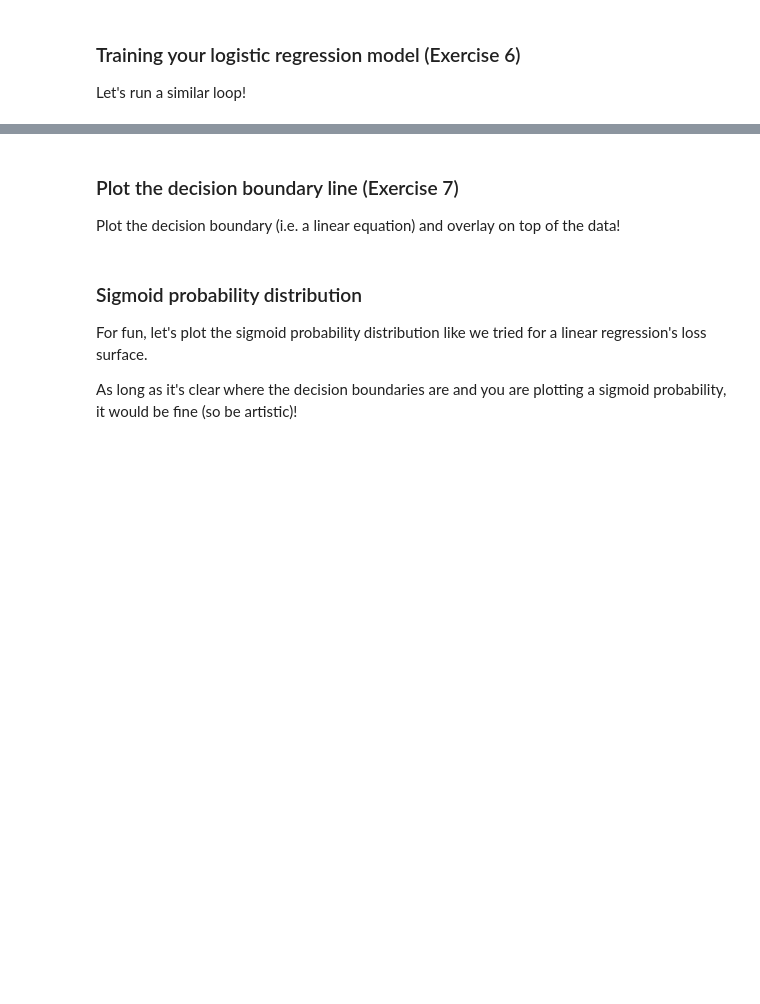
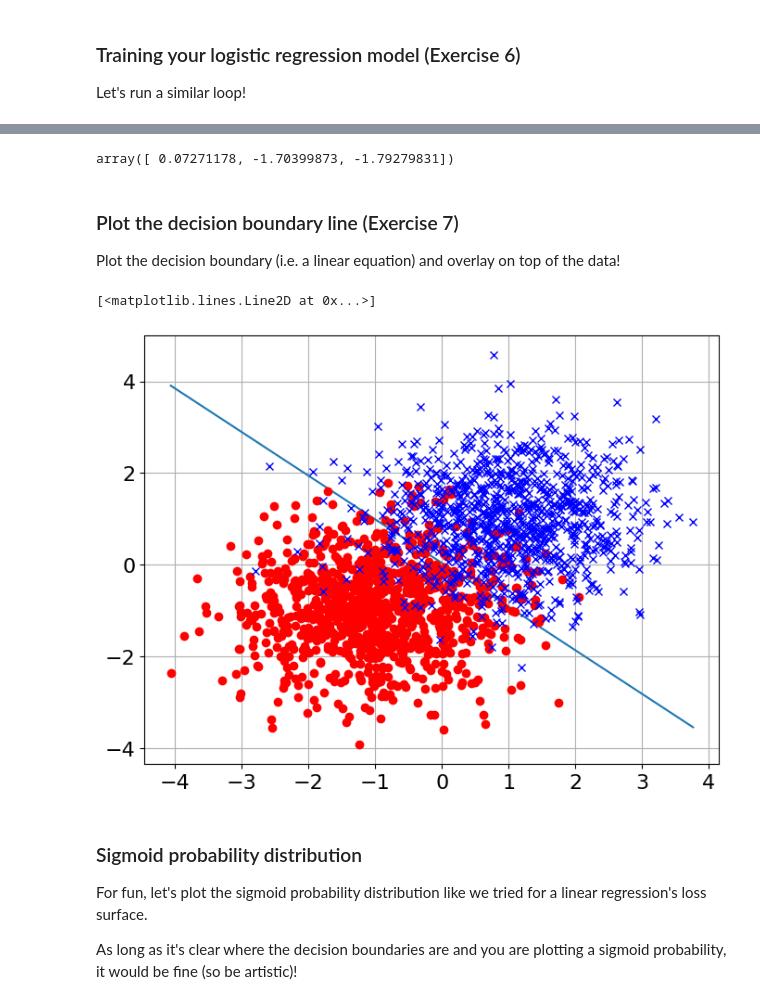
Before and after one commit to rsriya/TRISEP_Tutorial, a Jupyter notebook: Exercises/1.2.Intro-LinearModels-SGD.ipynb, the cells around one changed output, grey strips where cells are left out. Drawn from its saved outputs; the diff is of its cells as text; code cells hidden in the pictures; blank space fills up the shorter version.

```diff
--- a/Exercises/1.2.Intro-LinearModels-SGD.ipynb
+++ b/Exercises/1.2.Intro-LinearModels-SGD.ipynb
@@ -460,3 +489,7 @@ Let's run a similar loop!
+# %%
+ws[-1]
+# %% [output]
+array([ 0.07271178, -1.70399873, -1.79279831])
 # %% [markdown]
 ### Plot the decision boundary line (Exercise 7)
 
@@ -466,3 +497,14 @@ Plot the decision boundary (i.e. a linear equation) and overlay on top of the da
+# %%
+xmax=np.max(x[:,0])
+xmin=np.min(x[:,0])
+x_boundary=np.linspace(xmin,xmax,100)
+y_boundary = - x_boundary * ws[-1][1]/ws[-1][2] - ws[-1][0]/ws[-1][2]
+plt.plot(x_boundary,y_boundary)
+plt.plot(x[pos][:,0],x[pos][:,1],marker='o',markersize=6,linestyle='',color='red')
+plt.plot(x[neg][:,0],x[neg][:,1],marker='x',markersize=6,linestyle='',color='blue')
+# %% [output]
+[<matplotlib.lines.Line2D at 0x...>]
+[figure, added]
 # %% [markdown]
 ### Sigmoid probability distribution
 
```
Also changed, not shown: parts of 9 cells of this notebook.
